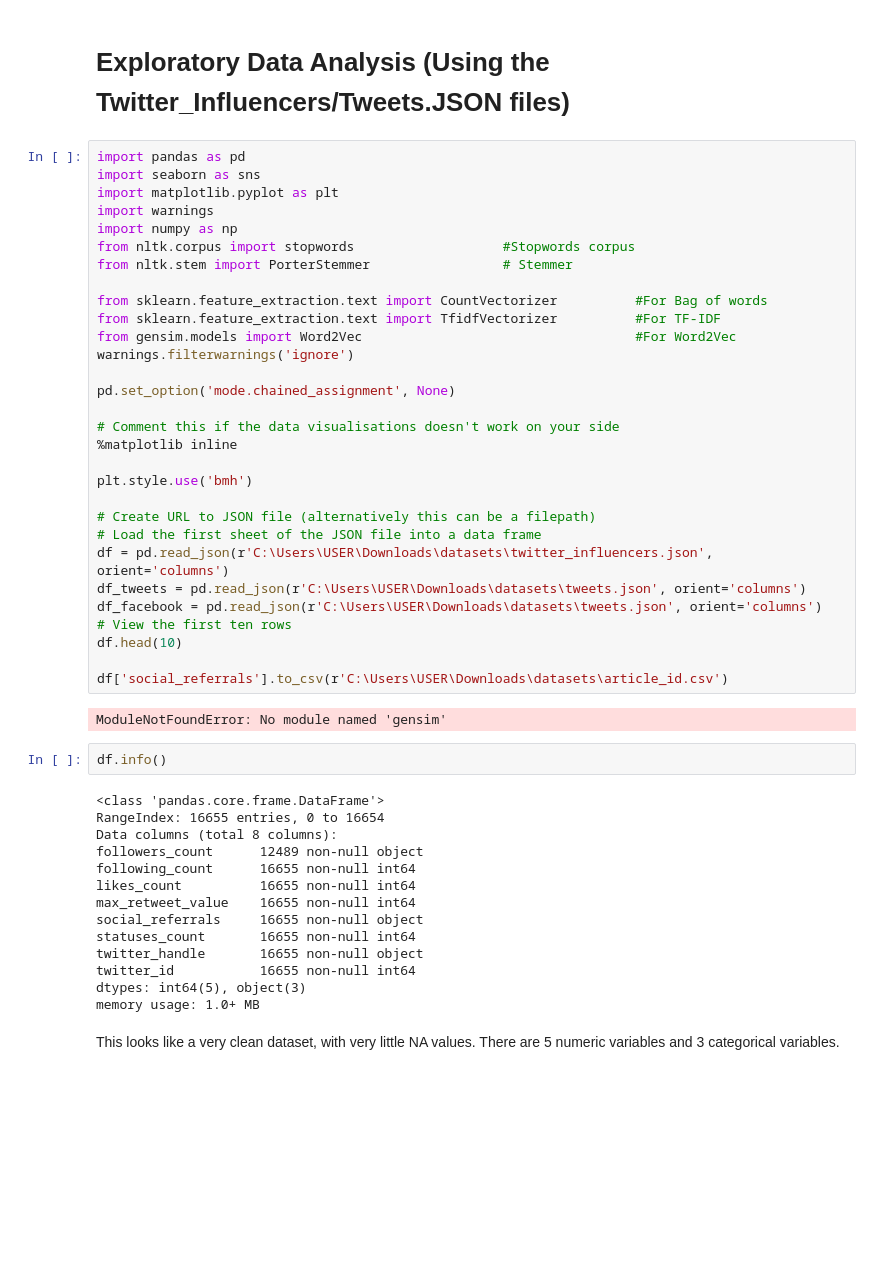
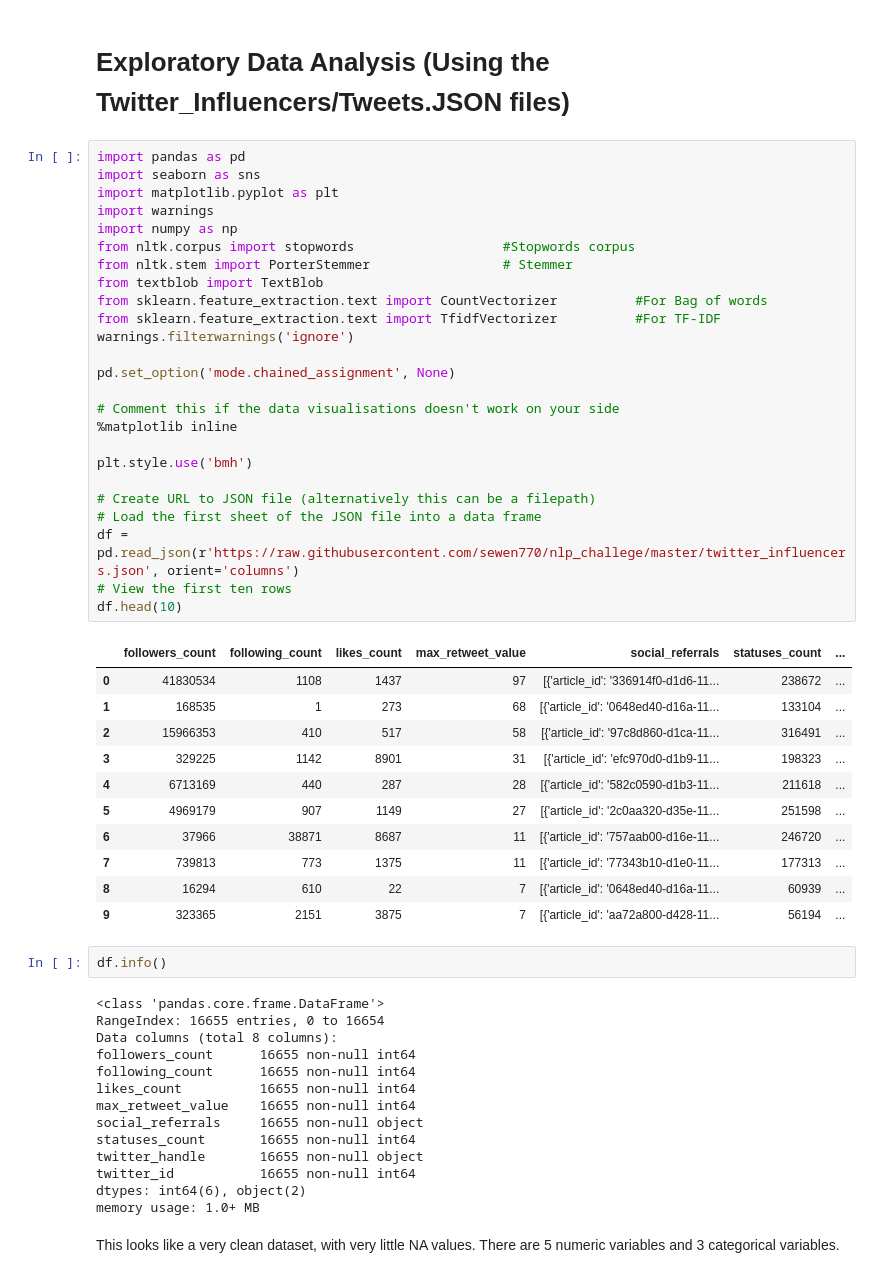
Before and after one commit to miaraghavan/EPIC-Data-Challenge, a Jupyter notebook: EDA_mia.ipynb, the cells around one changed output. Cells and saved outputs as stored; diff of their text form; blank space fills up the shorter version.

```diff
--- a/EDA_mia.ipynb
+++ b/EDA_mia.ipynb
@@ -3,42 +3,47 @@
 # %%
 import pandas as pd
 import seaborn as sns
 import matplotlib.pyplot as plt
 import warnings
 import numpy as np
 from nltk.corpus import stopwords                   #Stopwords corpus
 from nltk.stem import PorterStemmer                 # Stemmer
-
+from textblob import TextBlob
 from sklearn.feature_extraction.text import CountVectorizer          #For Bag of words
 from sklearn.feature_extraction.text import TfidfVectorizer          #For TF-IDF
-from gensim.models import Word2Vec                                   #For Word2Vec
 warnings.filterwarnings('ignore')
 
 pd.set_option('mode.chained_assignment', None)
 
 # Comment this if the data visualisations doesn't work on your side
 %matplotlib inline
 
 plt.style.use('bmh')
 
 # Create URL to JSON file (alternatively this can be a filepath)
 # Load the first sheet of the JSON file into a data frame
-df = pd.read_json(r'C:\Users\USER\Downloads\datasets\twitter_influencers.json', orient='columns')
-df_tweets = pd.read_json(r'C:\Users\USER\Downloads\datasets\tweets.json', orient='columns')
-df_facebook = pd.read_json(r'C:\Users\USER\Downloads\datasets\tweets.json', orient='columns')
+df = pd.read_json(r'https://raw.githubusercontent.com/sewen770/nlp_challege/master/twitter_influencers.json', orient='columns')
 # View the first ten rows
 df.head(10)
-
-df['social_referrals'].to_csv(r'C:\Users\USER\Downloads\datasets\article_id.csv')
 # %% [output]
-ModuleNotFoundError: No module named 'gensim'
+|  | followers_count | following_count | likes_count | max_retweet_value | social_referrals | statuses_count | ... |
+| 0 | 41830534 | 1108 | 1437 | 97 | [{'article_id': '336914f0-d1d6-11... | 238672 | ... |
+| 1 | 168535 | 1 | 273 | 68 | [{'article_id': '0648ed40-d16a-11... | 133104 | ... |
+| 2 | 15966353 | 410 | 517 | 58 | [{'article_id': '97c8d860-d1ca-11... | 316491 | ... |
+| 3 | 329225 | 1142 | 8901 | 31 | [{'article_id': 'efc970d0-d1b9-11... | 198323 | ... |
+| 4 | 6713169 | 440 | 287 | 28 | [{'article_id': '582c0590-d1b3-11... | 211618 | ... |
+| 5 | 4969179 | 907 | 1149 | 27 | [{'article_id': '2c0aa320-d35e-11... | 251598 | ... |
+| 6 | 37966 | 38871 | 8687 | 11 | [{'article_id': '757aab00-d16e-11... | 246720 | ... |
+| 7 | 739813 | 773 | 1375 | 11 | [{'article_id': '77343b10-d1e0-11... | 177313 | ... |
+| 8 | 16294 | 610 | 22 | 7 | [{'article_id': '0648ed40-d16a-11... | 60939 | ... |
+| 9 | 323365 | 2151 | 3875 | 7 | [{'article_id': 'aa72a800-d428-11... | 56194 | ... |
 # %%
 df.info()
 # %% [output]
 <class 'pandas.core.frame.DataFrame'>
 RangeIndex: 16655 entries, 0 to 16654
 Data columns (total 8 columns):
-followers_count      12489 non-null object
+followers_count      16655 non-null int64
 following_count      16655 non-null int64
 likes_count          16655 non-null int64
 max_retweet_value    16655 non-null int64
@@ -46,7 +51,7 @@ social_referrals     16655 non-null object
 statuses_count       16655 non-null int64
 twitter_handle       16655 non-null object
 twitter_id           16655 non-null int64
-dtypes: int64(5), object(3)
+dtypes: int64(6), object(2)
 memory usage: 1.0+ MB
 # %% [markdown]
 This looks like a very clean dataset, with very little NA values. There are 5 numeric variables and 3 categorical variables.
```
Also changed, not shown: parts of 14 cells of this notebook.
